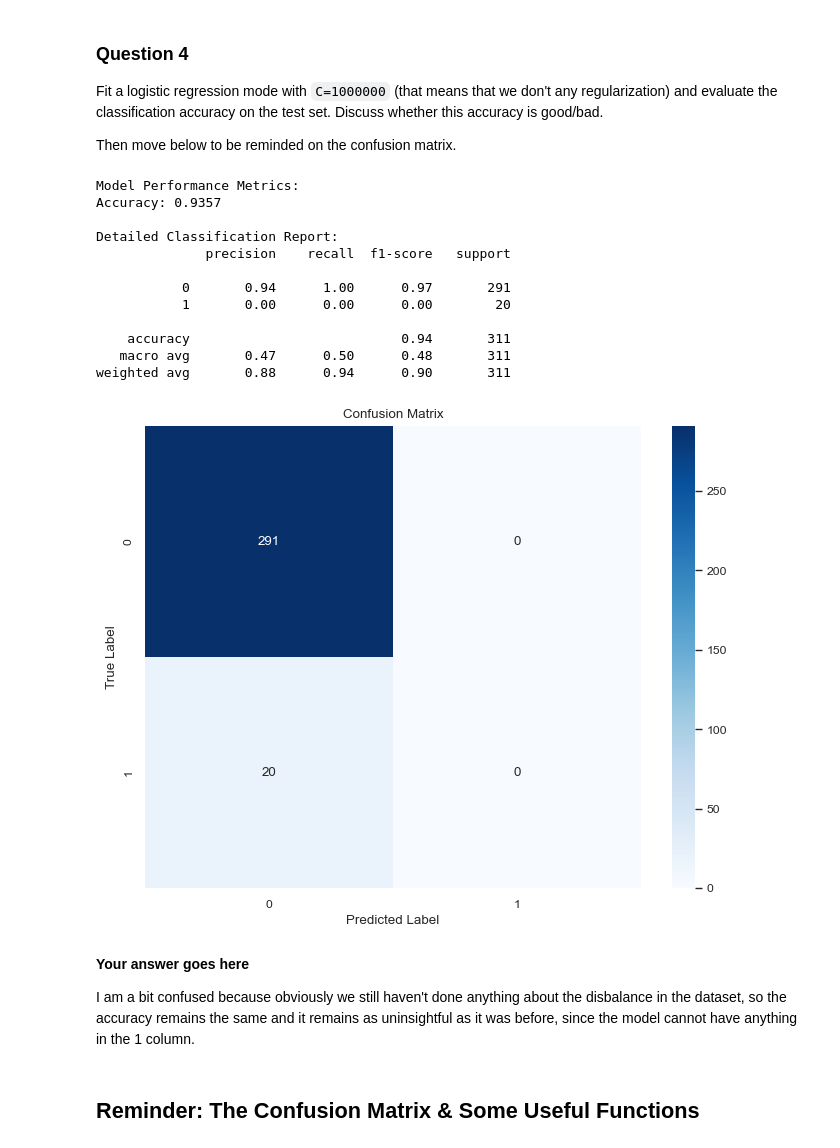
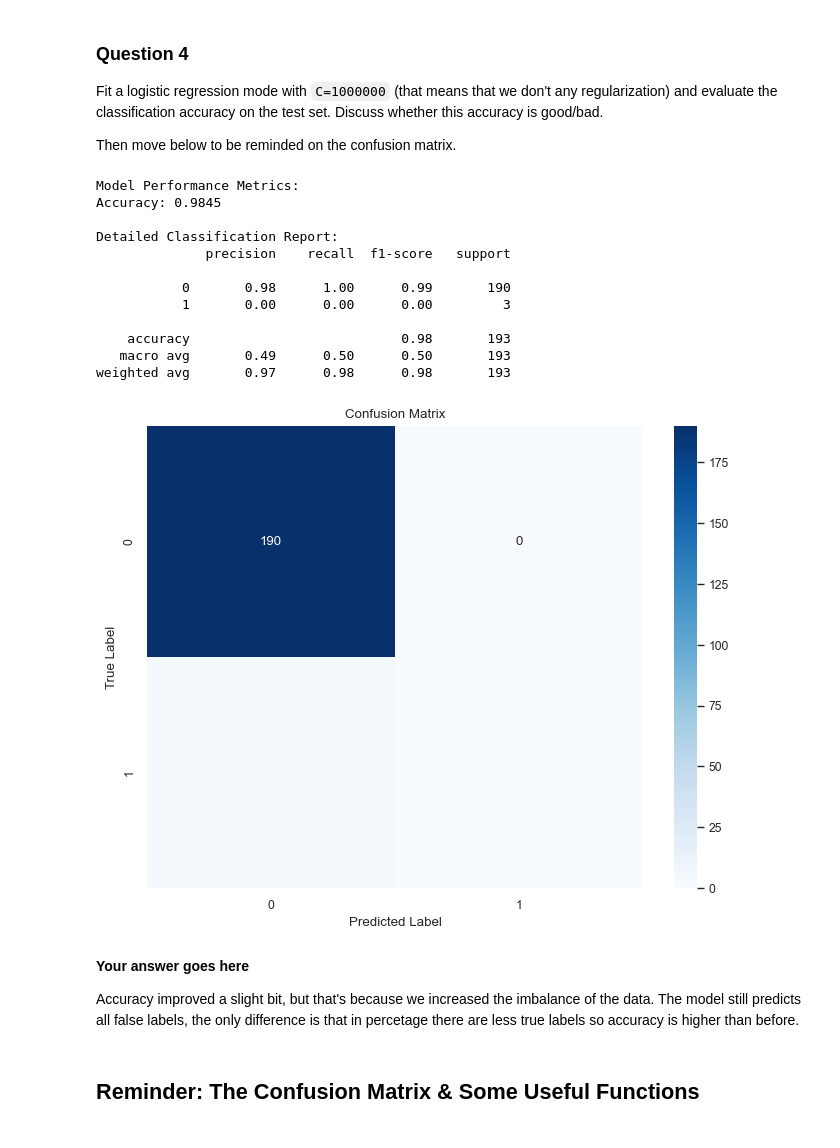
Before and after one commit to martinwss1337/Cliniques, a Jupyter notebook: clinic3/clinic3_full.ipynb, the cells around one changed output. Cells and saved outputs as stored; diff of their text form; code cells hidden in the pictures.

Commit message:
done until question 10

```diff
--- a/clinic3/clinic3_full.ipynb
+++ b/clinic3/clinic3_full.ipynb
@@ -166,7 +167,7 @@ If you ignore the missingness `sklearn` might crash (`ValueError: Input contains
 # %%
 #creating dummies two ways
 gssdata['female'] = 1*(gssdata['sex'] ==  'female')
-dummy_vars = pd.get_dummies(gssdata[['sexornt','partyid','race']])
+dummy_vars = pd.get_dummies(gssdata[['sexornt','partyid','race']], drop_first=True)
 gssdata = gssdata.join(dummy_vars)
 # %%
 #Let's get a sense of the data we have
@@ -308,41 +334,45 @@ Then move below to be reminded on the confusion matrix.
 # %%
 from sklearn.metrics import confusion_matrix
 
 # Split the data
+feature_columns = [col for col in gssdata.columns if col not in ['health', 'poorhealth', 'notpoorhealth',
+                                                                'sex', 'sexornt', 'partyid', 'race']]
+X = gssdata_full[feature_columns]
+y = gssdata_full['poorhealth']
 X_train, X_test, y_train, y_test = train_test_split(X, y, test_size=0.2, random_state=42, stratify=y)
 logit1 = LogisticRegression(C=1000000, max_iter=1000)
 logit1.fit(X_train, y_train)
 y_pred = logit1.predict(X_test)
 accuracy = accuracy_score(y_test, y_pred)
 cm = confusion_matrix(y_test, y_pred)
 print("Model Performance Metrics:")
 print(f"Accuracy: {accuracy:.4f}")
 print("\nDetailed Classification Report:")
 print(classification_report(y_test, y_pred))
 plt.figure(figsize=(8, 6))
 sns.heatmap(cm, annot=True, fmt='d', cmap='Blues')
 plt.title('Confusion Matrix')
 plt.ylabel('True Label')
 plt.xlabel('Predicted Label')
 plt.show()
 # %% [output]
 Model Performance Metrics:
-Accuracy: 0.9357
+Accuracy: 0.9845
 
 Detailed Classification Report:
               precision    recall  f1-score   support
 
-           0       0.94      1.00      0.97       291
-           1       0.00      0.00      0.00        20
+           0       0.98      1.00      0.99       190
+           1       0.00      0.00      0.00         3
 
-    accuracy                           0.94       311
-   macro avg       0.47      0.50      0.48       311
-weighted avg       0.88      0.94      0.90       311
+    accuracy                           0.98       193
+   macro avg       0.49      0.50      0.50       193
+weighted avg       0.97      0.98      0.98       193
-[figure, old version]
+[figure, new version]
-# %% [markdown]
-**Your answer goes here**
-
-I am a bit confused because obviously we still haven't done anything about the disbalance in the dataset, so the accuracy remains the same and it remains as uninsightful as it was before, since the model cannot have anything in the 1 column.
+# %% [markdown]
+**Your answer goes here**
+
+Accuracy improved a slight bit, but that's because we increased the imbalance of the data. The model still predicts all false labels, the only difference is that in percetage there are less true labels so accuracy is higher than before.
 # %% [markdown]
 ## Reminder: The Confusion Matrix & Some Useful Functions
 # %% [markdown]
```
Also changed, not shown: parts of 30 cells of this notebook, 13 other files.
